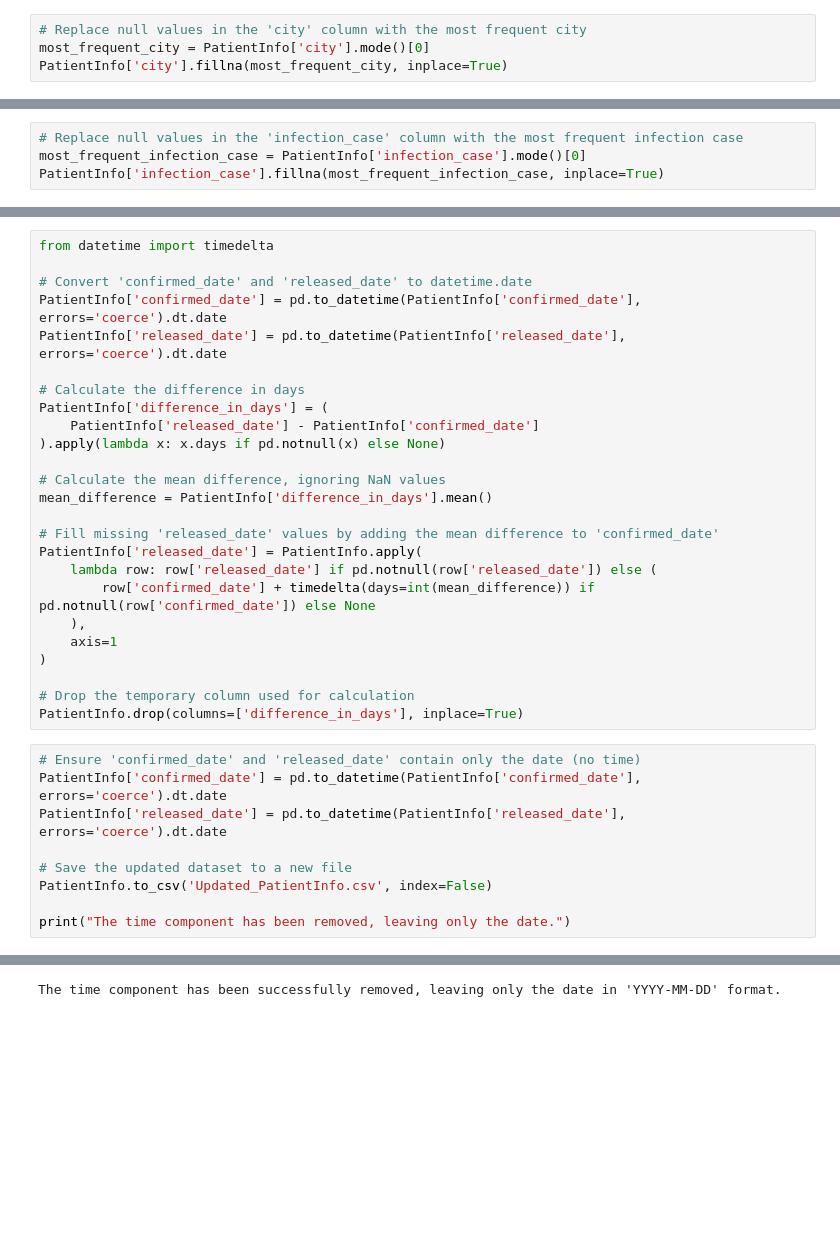
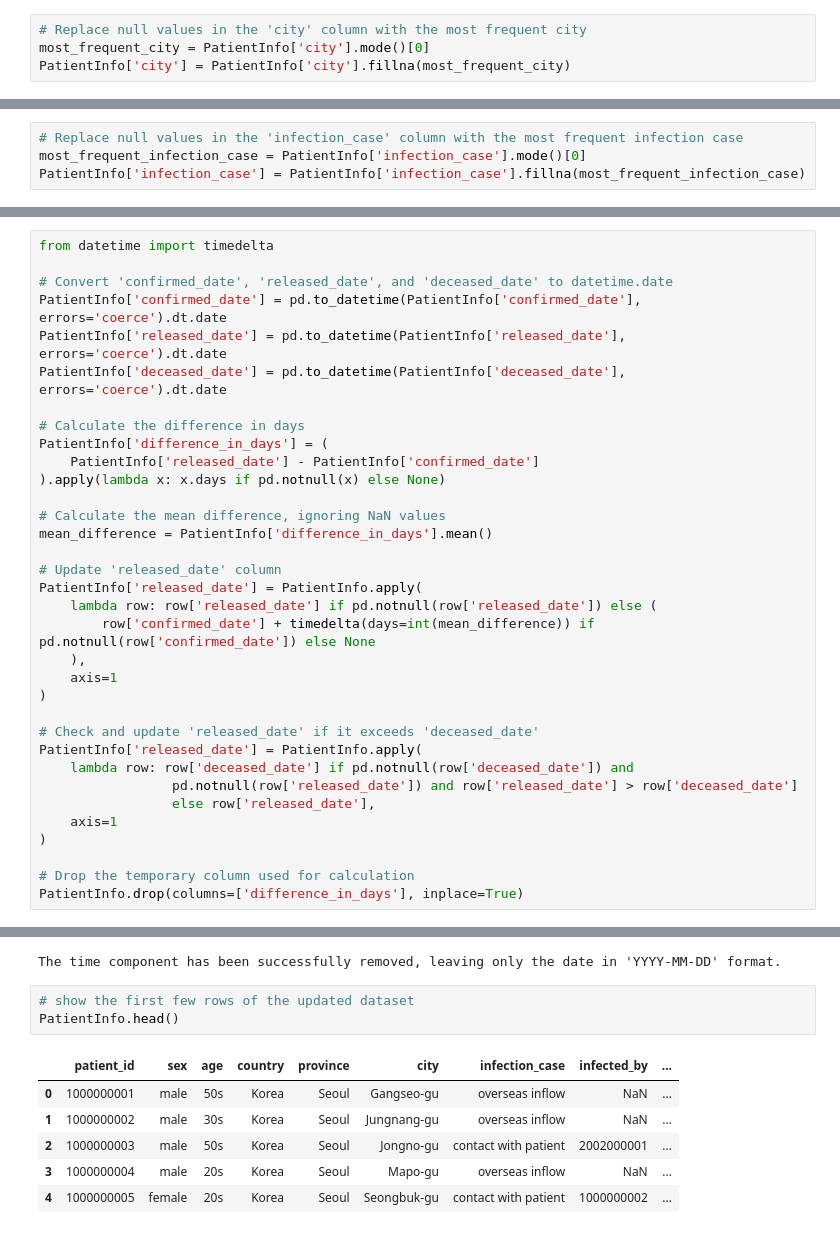
Before and after one commit to manal-aamir/Interactive-Data-Visualization-Dashboard-Using-D3, a Jupyter notebook: EDA.ipynb, the cells around one changed output, grey strips where cells are left out. Drawn from its saved outputs; the diff is of its cells as text; blank space fills up the shorter version.

```diff
--- a/EDA.ipynb
+++ b/EDA.ipynb
@@ -72,4 +72,4 @@ dtype: int64
 # %%
 # Replace null values in the 'city' column with the most frequent city
 most_frequent_city = PatientInfo['city'].mode()[0]
-PatientInfo['city'].fillna(most_frequent_city, inplace=True)
+PatientInfo['city'] = PatientInfo['city'].fillna(most_frequent_city)
@@ -83,4 +76,4 @@ For example, when doing 'df[col].method(value, inplace=True)', try using 'df.met
 # %%
 # Replace null values in the 'infection_case' column with the most frequent infection case
 most_frequent_infection_case = PatientInfo['infection_case'].mode()[0]
-PatientInfo['infection_case'].fillna(most_frequent_infection_case, inplace=True)
+PatientInfo['infection_case'] = PatientInfo['infection_case'].fillna(most_frequent_infection_case)
@@ -97,9 +83,10 @@ PatientInfo.drop('contact_number', axis=1, inplace=True)
 # %%
 from datetime import timedelta
 
-# Convert 'confirmed_date' and 'released_date' to datetime.date
+# Convert 'confirmed_date', 'released_date', and 'deceased_date' to datetime.date
 PatientInfo['confirmed_date'] = pd.to_datetime(PatientInfo['confirmed_date'], errors='coerce').dt.date
 PatientInfo['released_date'] = pd.to_datetime(PatientInfo['released_date'], errors='coerce').dt.date
+PatientInfo['deceased_date'] = pd.to_datetime(PatientInfo['deceased_date'], errors='coerce').dt.date
 
 # Calculate the difference in days
 PatientInfo['difference_in_days'] = (
@@ -109,7 +96,7 @@ PatientInfo['difference_in_days'] = (
 # Calculate the mean difference, ignoring NaN values
 mean_difference = PatientInfo['difference_in_days'].mean()
 
-# Fill missing 'released_date' values by adding the mean difference to 'confirmed_date'
+# Update 'released_date' column
 PatientInfo['released_date'] = PatientInfo.apply(
     lambda row: row['released_date'] if pd.notnull(row['released_date']) else (
         row['confirmed_date'] + timedelta(days=int(mean_difference)) if pd.notnull(row['confirmed_date']) else None
@@ -117,14 +104,13 @@ PatientInfo['released_date'] = PatientInfo.apply(
     axis=1
 )
 
+# Check and update 'released_date' if it exceeds 'deceased_date'
+PatientInfo['released_date'] = PatientInfo.apply(
+    lambda row: row['deceased_date'] if pd.notnull(row['deceased_date']) and
+                 pd.notnull(row['released_date']) and row['released_date'] > row['deceased_date']
+                 else row['released_date'],
+    axis=1
+)
+
 # Drop the temporary column used for calculation
 PatientInfo.drop(columns=['difference_in_days'], inplace=True)
-# %%
-# Ensure 'confirmed_date' and 'released_date' contain only the date (no time)
-PatientInfo['confirmed_date'] = pd.to_datetime(PatientInfo['confirmed_date'], errors='coerce').dt.date
-PatientInfo['released_date'] = pd.to_datetime(PatientInfo['released_date'], errors='coerce').dt.date
-
-# Save the updated dataset to a new file
-PatientInfo.to_csv('Updated_PatientInfo.csv', index=False)
-
-print("The time component has been removed, leaving only the date.")
@@ -164,3 +148,13 @@ PatientInfo.to_csv('Updated_PatientInfo.csv', index=False)
 print("The time component has been successfully removed, leaving only the date in 'YYYY-MM-DD' format.")
 # %% [output]
 The time component has been successfully removed, leaving only the date in 'YYYY-MM-DD' format.
+# %%
+# show the first few rows of the updated dataset
+PatientInfo.head()
+# %% [output]
+|  | patient_id | sex | age | country | province | city | infection_case | infected_by | ... |
+| 0 | 1000000001 | male | 50s | Korea | Seoul | Gangseo-gu | overseas inflow | NaN | ... |
+| 1 | 1000000002 | male | 30s | Korea | Seoul | Jungnang-gu | overseas inflow | NaN | ... |
+| 2 | 1000000003 | male | 50s | Korea | Seoul | Jongno-gu | contact with patient | 2002000001 | ... |
+| 3 | 1000000004 | male | 20s | Korea | Seoul | Mapo-gu | overseas inflow | NaN | ... |
+| 4 | 1000000005 | female | 20s | Korea | Seoul | Seongbuk-gu | contact with patient | 1000000002 | ... |
```
Also changed, not shown: parts of 13 cells of this notebook, 2 other files.
